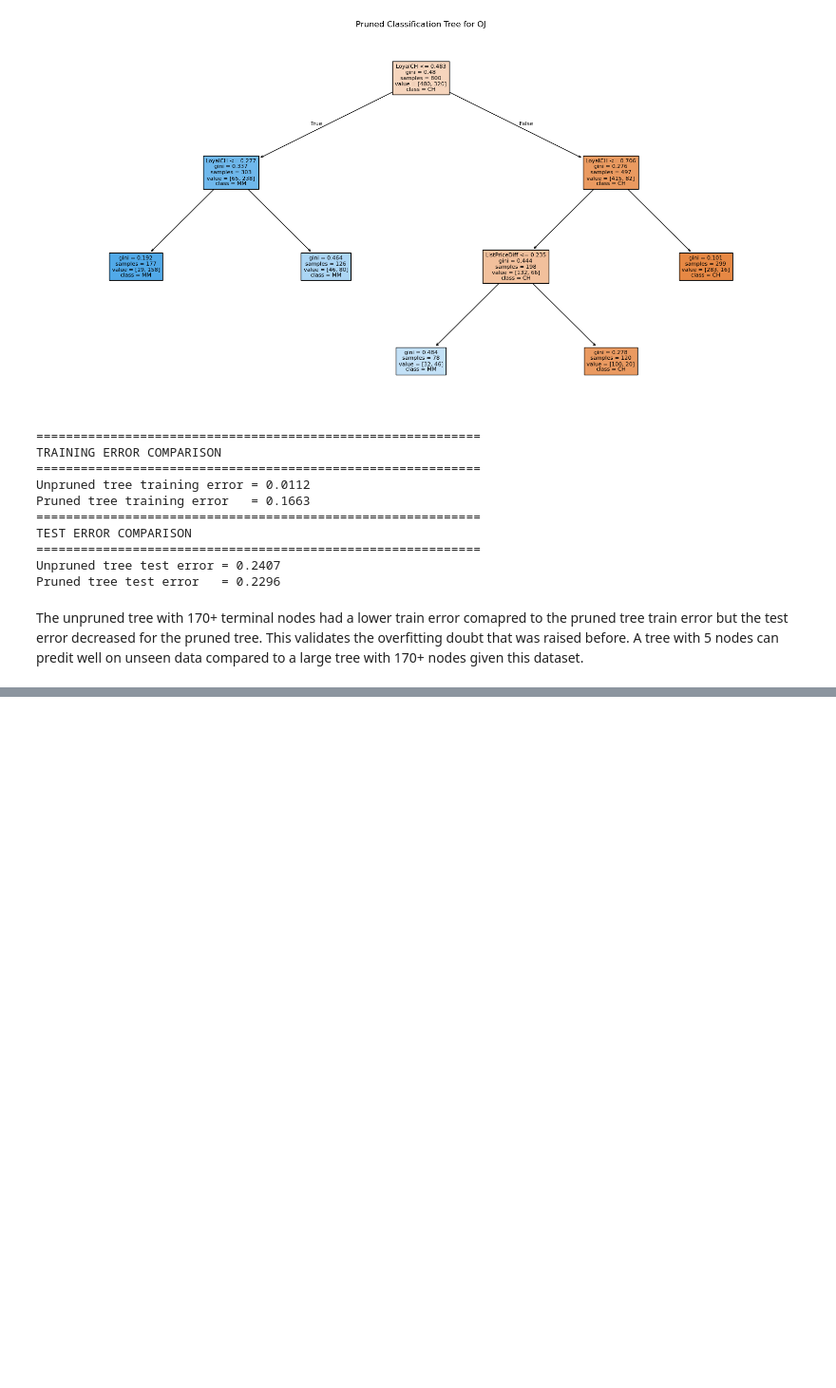
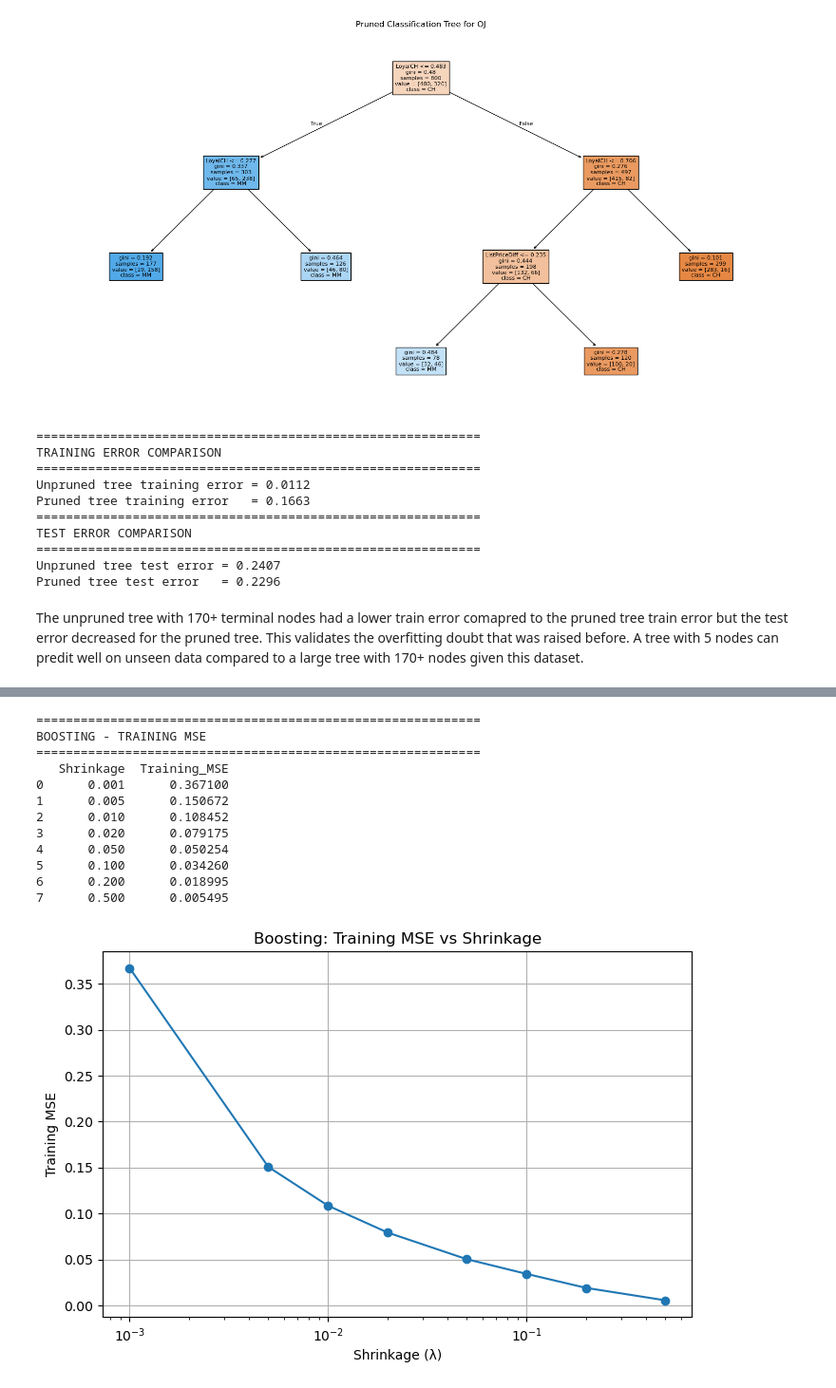
Before and after one commit to sumukha-r/isl-python-solutions, a Jupyter notebook: Chapter08-Tree-Based-Models/Chapter08-Tree-Based-Models.ipynb, the cells around one changed output, grey strips where cells are left out. Shown at 95% size. Saved outputs shown, nothing was run; the diff lists cells and outputs as text; code cells hidden in the pictures; blank space fills up the shorter version.

```diff
--- a/Chapter08-Tree-Based-Models/Chapter08-Tree-Based-Models.ipynb
+++ b/Chapter08-Tree-Based-Models/Chapter08-Tree-Based-Models.ipynb
@@ -476,0 +482,17 @@ The unpruned tree with 170+ terminal nodes had a lower train error comapred to t
+# %%
+Hitters = load_data("Hitters").dropna(subset=["Salary"]).copy()
+Hitters["Salary"] = np.log(Hitters["Salary"])
+
+X = pd.get_dummies(Hitters.drop(columns="Salary"), drop_first=True)
+y = Hitters["Salary"]
+
+X_train, X_test = X.iloc[:200], X.iloc[200:]
+y_train, y_test = y.iloc[:200], y.iloc[200:]
+
+print("=" * 60)
+print("DATA PREPARATION")
+print("=" * 60)
+print(f"Total observations: {len(Hitters)}")
+print(f"Training observations: {len(X_train)}")
+print(f"Test observations: {len(X_test)}")
+print(f"Number of predictors: {X.shape[1]}")
@@ -476,0 +507,38 @@ The unpruned tree with 170+ terminal nodes had a lower train error comapred to t
+# %%
+shrinkage_values = [0.001, 0.005, 0.01, 0.02, 0.05, 0.1, 0.2, 0.5]
+boost_results = []
+
+for lr in shrinkage_values:
+    model = GradientBoostingRegressor(n_estimators=1000, learning_rate=lr, max_depth=1, random_state=1)
+    model.fit(X_train, y_train)
+    boost_results.append({"Shrinkage": lr, "Training_MSE": mean_squared_error(y_train, model.predict(X_train))})
+
+boost_results = pd.DataFrame(boost_results)
+
+print("=" * 60)
+print("BOOSTING - TRAINING MSE")
+print("=" * 60)
+print(boost_results)
+
+plt.figure(figsize=(8, 5))
+plt.plot(boost_results["Shrinkage"], boost_results["Training_MSE"], marker="o")
+plt.xscale("log")
+plt.xlabel("Shrinkage (λ)")
+plt.ylabel("Training MSE")
+plt.title("Boosting: Training MSE vs Shrinkage")
+plt.grid()
+plt.show()
+# %% [output]
+============================================================
+BOOSTING - TRAINING MSE
+============================================================
+   Shrinkage  Training_MSE
+0      0.001      0.367100
+1      0.005      0.150672
+2      0.010      0.108452
+3      0.020      0.079175
+4      0.050      0.050254
+5      0.100      0.034260
+6      0.200      0.018995
+7      0.500      0.005495
+[figure, added]
```
Also changed, not shown: parts of 9 cells of this notebook, 1 other file.
